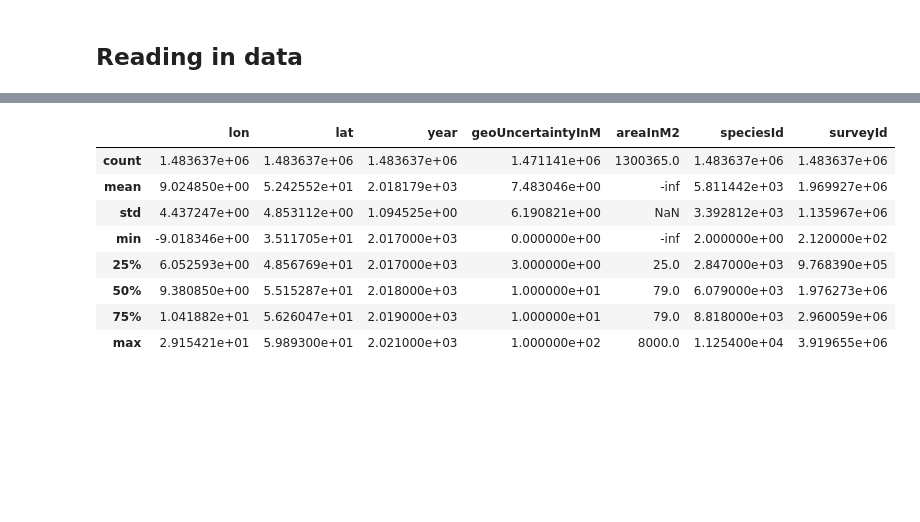
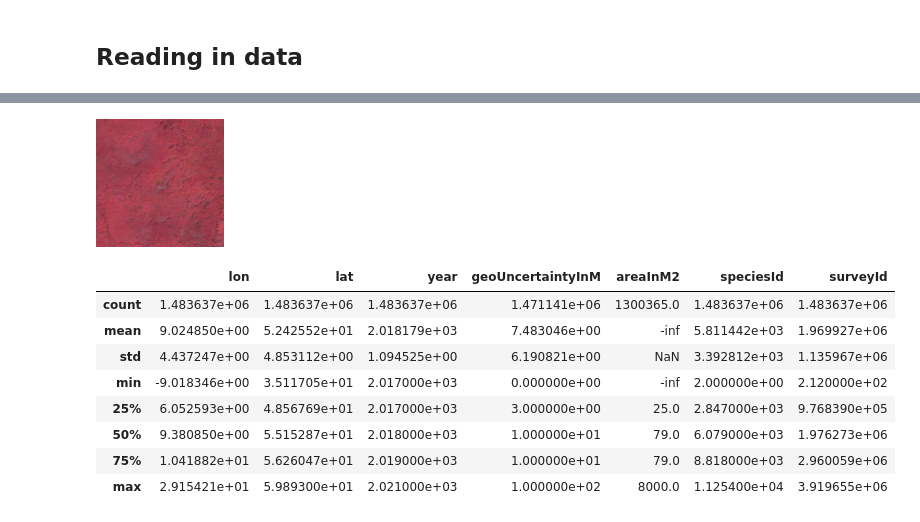
Before and after one commit to timchopard/ml-geolife, a Jupyter notebook: scratchpad-darren.ipynb, the cells around one changed output, grey strips where cells are left out. Drawn from its saved outputs; the diff is of its cells as text; code cells hidden in the pictures; blank space fills up the shorter version.

```diff
--- a/scratchpad-darren.ipynb
+++ b/scratchpad-darren.ipynb
@@ -89,0 +82,4 @@ for cd in pa_test_satellitepatches_rgb_data_dir.iterdir():
+# %%
+display(result)
+# %% [output]
+[figure, added]
```
Also changed, not shown: parts of 12 cells of this notebook, 2 other files.
